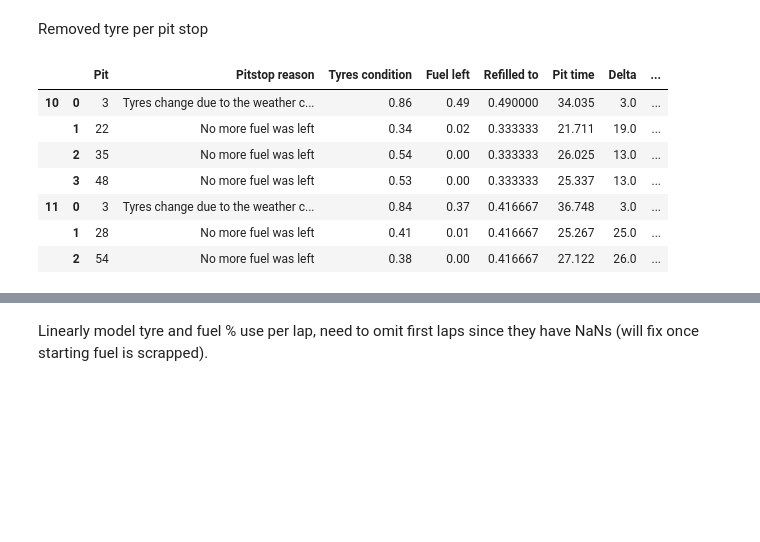
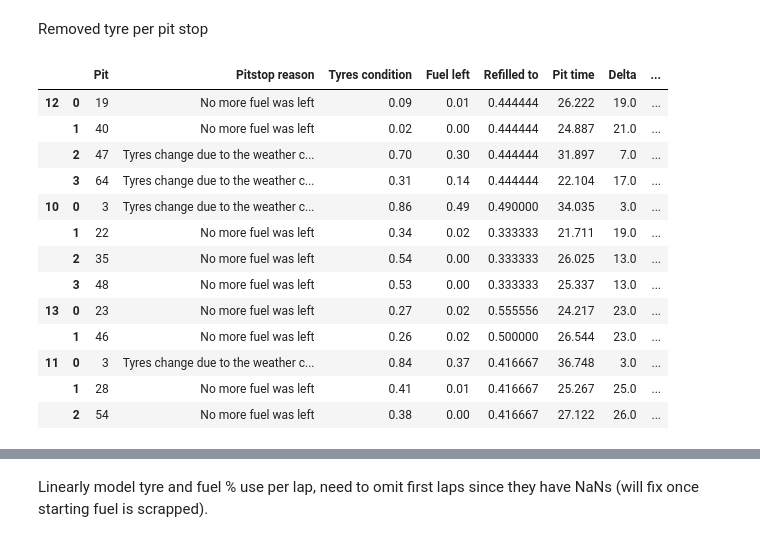
Before and after one commit to freire-guido/gpro, a Jupyter notebook: analysis.ipynb, the cells around one changed output, grey strips where cells are left out. Drawn from its saved outputs; the diff is of its cells as text; code cells hidden in the pictures; blank space fills up the shorter version.

```diff
--- a/analysis.ipynb
+++ b/analysis.ipynb
@@ -60,13 +109,20 @@ pits
 Removed tyre per pit stop
 # %%
 pits['Tyres'] = laps.loc[zip(pits['Pit'].index.get_level_values(0), pits['Pit'] - 1), 'Tyres'].values
+pits['Tyres'] = pits['Tyres'].str.split('(').str[0]# Worn tyres append a (W), remove that
 pits
 # %% [output]
 |  |  | Pit | Pitstop reason | Tyres condition | Fuel left | Refilled to | Pit time | Delta | ... |
+| 12 | 0 | 19 | No more fuel was left | 0.09 | 0.01 | 0.444444 | 26.222 | 19.0 | ... |
+|  | 1 | 40 | No more fuel was left | 0.02 | 0.00 | 0.444444 | 24.887 | 21.0 | ... |
+|  | 2 | 47 | Tyres change due to the weather c... | 0.70 | 0.30 | 0.444444 | 31.897 | 7.0 | ... |
+|  | 3 | 64 | Tyres change due to the weather c... | 0.31 | 0.14 | 0.444444 | 22.104 | 17.0 | ... |
 | 10 | 0 | 3 | Tyres change due to the weather c... | 0.86 | 0.49 | 0.490000 | 34.035 | 3.0 | ... |
 |  | 1 | 22 | No more fuel was left | 0.34 | 0.02 | 0.333333 | 21.711 | 19.0 | ... |
 |  | 2 | 35 | No more fuel was left | 0.54 | 0.00 | 0.333333 | 26.025 | 13.0 | ... |
 |  | 3 | 48 | No more fuel was left | 0.53 | 0.00 | 0.333333 | 25.337 | 13.0 | ... |
+| 13 | 0 | 23 | No more fuel was left | 0.27 | 0.02 | 0.555556 | 24.217 | 23.0 | ... |
+|  | 1 | 46 | No more fuel was left | 0.26 | 0.02 | 0.500000 | 26.544 | 23.0 | ... |
 | 11 | 0 | 3 | Tyres change due to the weather c... | 0.84 | 0.37 | 0.416667 | 36.748 | 3.0 | ... |
 |  | 1 | 28 | No more fuel was left | 0.41 | 0.01 | 0.416667 | 25.267 | 25.0 | ... |
 |  | 2 | 54 | No more fuel was left | 0.38 | 0.00 | 0.416667 | 27.122 | 26.0 | ... |
```
Also changed, not shown: parts of 12 cells of this notebook.
